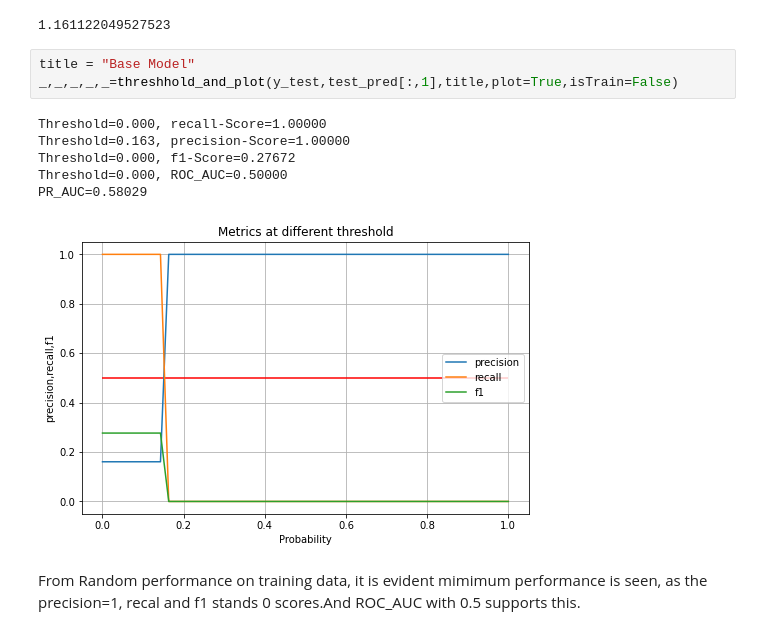
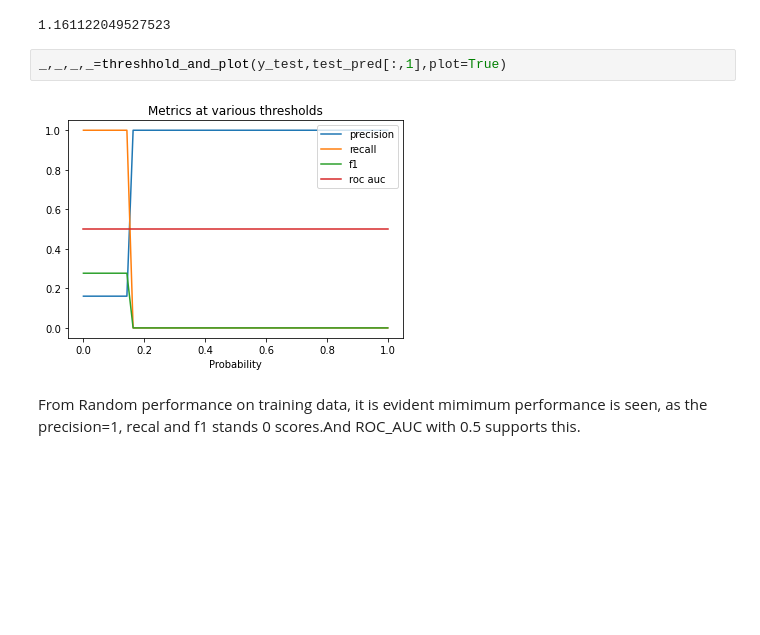
Before and after one commit to shaisid01/Data-Science, a Jupyter notebook: CapstoneProjects/Capstone 2/Notebooks/05_modeling.ipynb, the cells around one changed output. Cells and saved outputs as stored; diff of their text form; blank space fills up the shorter version.

```diff
--- a/CapstoneProjects/Capstone 2/Notebooks/05_modeling.ipynb
+++ b/CapstoneProjects/Capstone 2/Notebooks/05_modeling.ipynb
@@ -293,15 +332,9 @@ ROC_AUC Curve for test
 [figure]
 1.161122049527523
 # %%
-title = "Base Model"
-_,_,_,_,_=threshhold_and_plot(y_test,test_pred[:,1],title,plot=True,isTrain=False)
+_,_,_,_=threshhold_and_plot(y_test,test_pred[:,1],plot=True)
 # %% [output]
-Threshold=0.000, recall-Score=1.00000
-Threshold=0.163, precision-Score=1.00000
-Threshold=0.000, f1-Score=0.27672
-Threshold=0.000, ROC_AUC=0.50000
-PR_AUC=0.58029
-[figure, old version]
+[figure, new version]
 # %% [markdown]
 From Random performance on training data, it is evident mimimum performance is seen, as the precision=1, recal and f1 stands 0 scores.And ROC_AUC with 0.5 supports this.
 # %%
```
Also changed, not shown: parts of 160 cells of this notebook.
